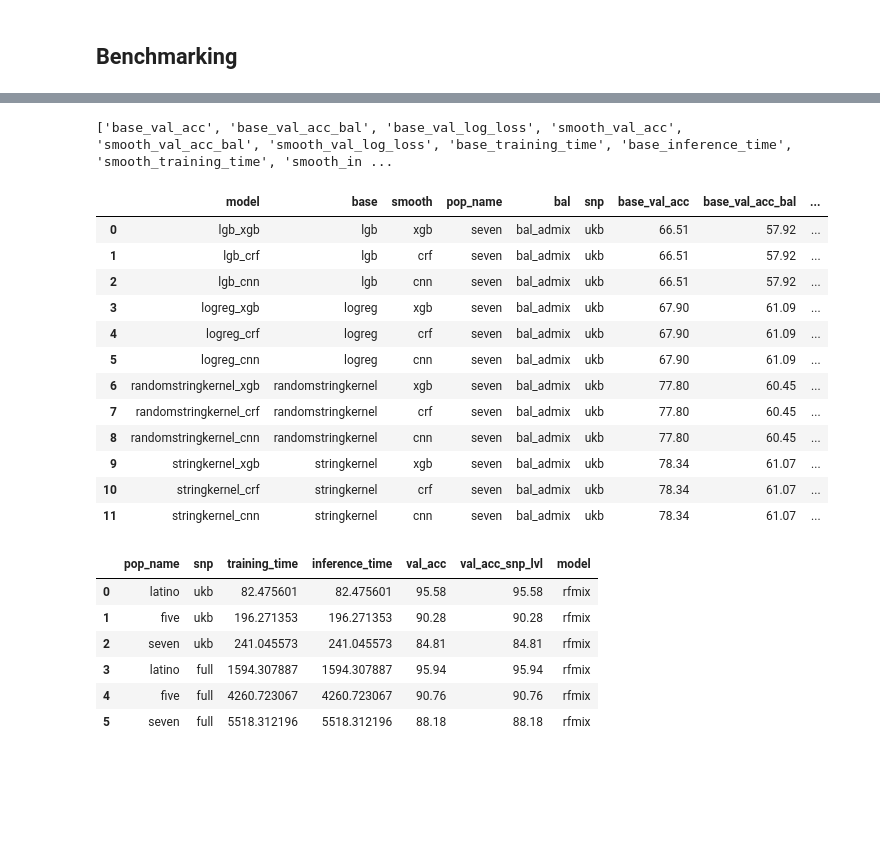
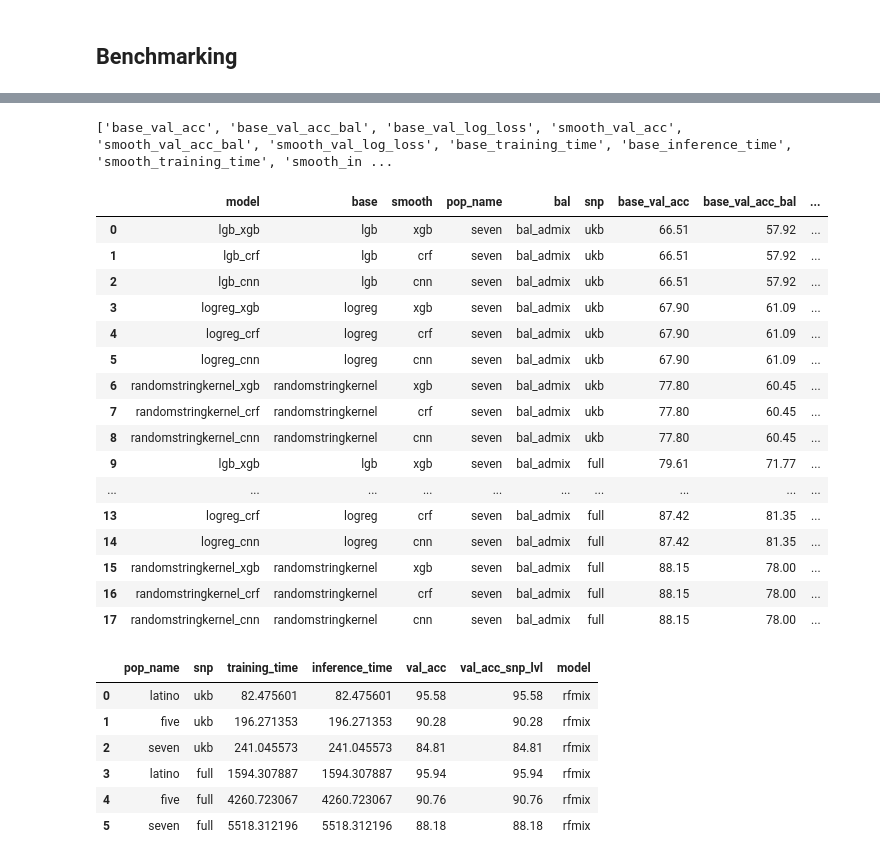
Before and after one commit to AI-sandbox/gnomix, a Jupyter notebook: benchmark/Benchmarking.ipynb, the cells around one changed output, grey strips where cells are left out. Drawn from its saved outputs; the diff is of its cells as text; code cells hidden in the pictures; blank space fills up the shorter version.

```diff
--- a/benchmark/Benchmarking.ipynb
+++ b/benchmark/Benchmarking.ipynb
@@ -103,7 +103,8 @@ datasets_benchmark = [
 ]
 
 model_root = '/home/wknd37/gnomix/benchmark/models/'
-bases = ["lgb", "logreg", "randomstringkernel", "stringkernel"]
+# bases = ["lgb", "logreg", "randomstringkernel", "stringkernel"]
+bases = ["lgb", "logreg", "randomstringkernel"]
 smoothers = ["crf", "xgb", "cnn"]
 
 chm = 20
@@ -142,38 +164,42 @@ import pandas as pd
 expt = ["model","base","smooth","pop_name","bal","snp"]
 tuples = []
 # for set_name in ["full","ukb"]:
 #     for pop_name in ["latino","five","seven"]:
-for set_name in ["ukb"]:
+for set_name in ["ukb", "full"]:
     for pop_name in ["seven"]:
-        for base in ["lgb", "logreg", "randomstringkernel", "stringkernel"]:
+        for base in ["lgb", "logreg", "randomstringkernel"]:
             for smooth in ["xgb", "crf", "cnn"]:
                 for bal in ["bal_admix"]:
                     model_root = model_path_fmt.format(chm,set_name,pop_name)
                     metric_path = model_root + "/" + base + "_" + smooth + ".benchmark"
                     M = load_dict(metric_path)
                     skip_metrics = ["gen_performance"]
                     metric_names = [mkey for mkey in list(M.keys()) if mkey not in skip_metrics]
                     metrics = tuple([M[m] for m in metric_names])
                     tuples += [(base+"_"+smooth,base,smooth,pop_name,bal,set_name)+metrics]
 
 print(metric_names)
 DF_us = pd.DataFrame(tuples, columns=expt+metric_names)
 DF_us
 # %% [output]
 ['base_val_acc', 'base_val_acc_bal', 'base_val_log_loss', 'smooth_val_acc', 'smooth_val_acc_bal', 'smooth_val_log_loss', 'base_training_time', 'base_inference_time', 'smooth_training_time', 'smooth_in ...
 |  | model | base | smooth | pop_name | bal | snp | base_val_acc | base_val_acc_bal | ... |
 | 0 | lgb_xgb | lgb | xgb | seven | bal_admix | ukb | 66.51 | 57.92 | ... |
 | 1 | lgb_crf | lgb | crf | seven | bal_admix | ukb | 66.51 | 57.92 | ... |
 | 2 | lgb_cnn | lgb | cnn | seven | bal_admix | ukb | 66.51 | 57.92 | ... |
 | 3 | logreg_xgb | logreg | xgb | seven | bal_admix | ukb | 67.90 | 61.09 | ... |
 | 4 | logreg_crf | logreg | crf | seven | bal_admix | ukb | 67.90 | 61.09 | ... |
 | 5 | logreg_cnn | logreg | cnn | seven | bal_admix | ukb | 67.90 | 61.09 | ... |
 | 6 | randomstringkernel_xgb | randomstringkernel | xgb | seven | bal_admix | ukb | 77.80 | 60.45 | ... |
 | 7 | randomstringkernel_crf | randomstringkernel | crf | seven | bal_admix | ukb | 77.80 | 60.45 | ... |
 | 8 | randomstringkernel_cnn | randomstringkernel | cnn | seven | bal_admix | ukb | 77.80 | 60.45 | ... |
-| 9 | stringkernel_xgb | stringkernel | xgb | seven | bal_admix | ukb | 78.34 | 61.07 | ... |
-| 10 | stringkernel_crf | stringkernel | crf | seven | bal_admix | ukb | 78.34 | 61.07 | ... |
-| 11 | stringkernel_cnn | stringkernel | cnn | seven | bal_admix | ukb | 78.34 | 61.07 | ... |
+| 9 | lgb_xgb | lgb | xgb | seven | bal_admix | full | 79.61 | 71.77 | ... |
+| ... | ... | ... | ... | ... | ... | ... | ... | ... | ... |
+| 13 | logreg_crf | logreg | crf | seven | bal_admix | full | 87.42 | 81.35 | ... |
+| 14 | logreg_cnn | logreg | cnn | seven | bal_admix | full | 87.42 | 81.35 | ... |
+| 15 | randomstringkernel_xgb | randomstringkernel | xgb | seven | bal_admix | full | 88.15 | 78.00 | ... |
+| 16 | randomstringkernel_crf | randomstringkernel | crf | seven | bal_admix | full | 88.15 | 78.00 | ... |
+| 17 | randomstringkernel_cnn | randomstringkernel | cnn | seven | bal_admix | full | 88.15 | 78.00 | ... |
 # %%
 M_rfmix = load_dict("/home/arvindsk/xgmix_expts/benchmark_data/rfmix/metrics.pkl")
 chm = "20"
```
Also changed, not shown: parts of 6 cells of this notebook, 18 other files.
